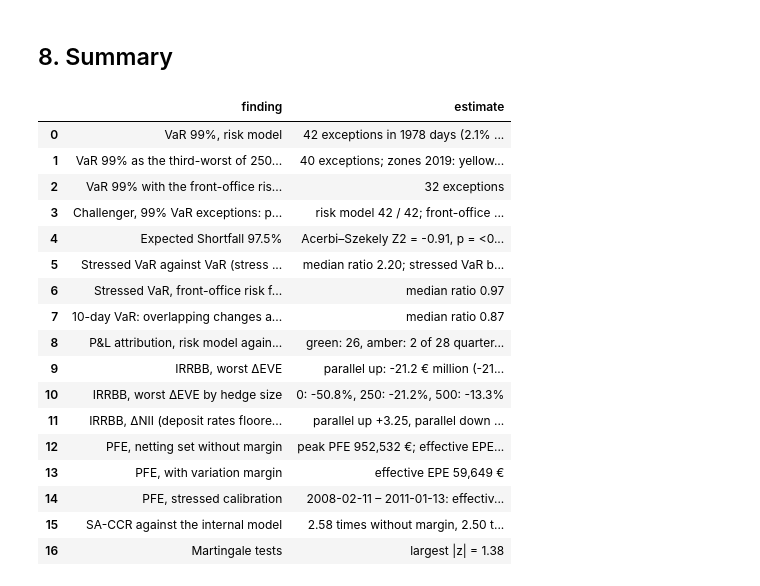
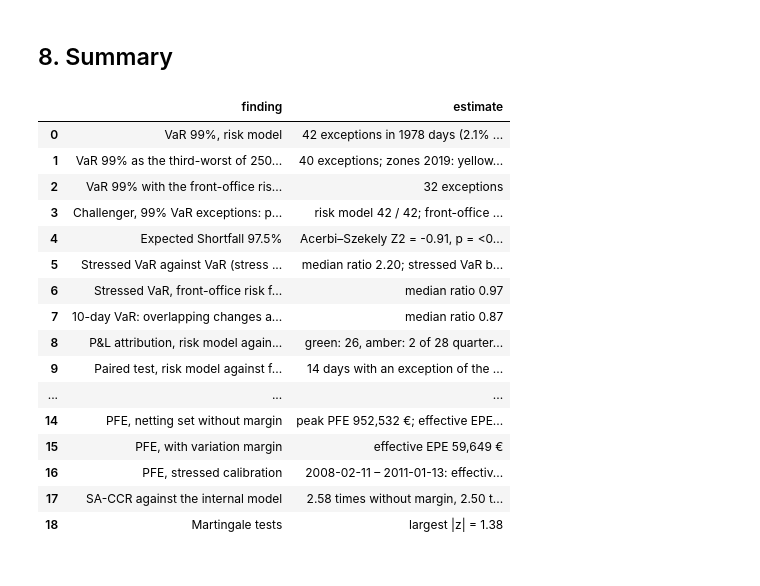
Before and after one commit to MangirdasMikalkenas/Weather_as_a_price_driver_-_Lithuanian_day-ahead_power_prices-_2023-2026, a Jupyter notebook: notebooks/05_bank_portfolio.ipynb, the cells around one changed output. Cells and saved outputs as stored; diff of their text form; code cells hidden in the pictures.

```diff
--- a/notebooks/05_bank_portfolio.ipynb
+++ b/notebooks/05_bank_portfolio.ipynb
@@ -24,7 +24,7 @@ plt.rcParams.update({"figure.figsize": (9, 4.5), "axes.spines.top": False, "axes
 sys.path.insert(0, str(ROOT / "src"))   # pricing, risk engines, statistical tests and helpers, checked in tests/
 import backtests  # noqa: E402
 import risk_engines  # noqa: E402
-from backtests import PLA_GREEN, PLA_RED, ewma_volatility, pla_zone, traffic_light  # noqa: E402
+from backtests import PLA_GREEN, PLA_RED, ewma_volatility, paired_exceptions, pla_zone, traffic_light  # noqa: E402
 from bank_products import (EUR_SHOCK_SIZES_BP, bond_value, economic_value, fx_forward_strike,  # noqa: E402
                            fx_forward_value, interpolation_matrix, nii_change, par_rate, payer_swap_value,
                            shocked_curve, supervisory_shocks)
@@ -32,14 +32,16 @@ from exposure import (HullWhite, calibrate_rate_and_fx, collateralised_values, d
                       effective_epe, expected_positive_exposure, exposure_profile, fx_forward_paths,
                       payer_swap_paths, sa_ccr_ead, simulate_fx)
 from notebook_tools import p_text, save_figure  # noqa: E402
-from risk_engines import daily_changes, history_window, most_stressful_window  # noqa: E402
+from risk_engines import (block_bootstrap_rows, daily_changes, history_window, levels_from_changes,  # noqa: E402
+                          most_stressful_window, rolling_scenario_pnl)
 
 save = partial(save_figure, folder=FIG)
 
 # Settings fixed before any result was computed, except three changed in a revision after the first run: the stress
 # period of the stressed VaR (a fixed 2022 window chosen with hindsight -> the worst window known at each year-end),
 # a floor on the rates paid on non-maturity deposits, and the PFE calibration (two years -> the three years of
-# CRR Art. 292(2), with a stressed calibration as well). The revision also added a volatility-scaled challenger VaR.
+# CRR Art. 292(2), with a stressed calibration as well). The revision also added a volatility-scaled challenger VaR,
+# and a later review the detection rates in simulated histories of section 5.1.
 DATA = ROOT / "data" / "raw" / "ecb"
 TENORS = np.array([0.25, 0.5, 1, 2, 3, 5, 7, 10, 15, 20, 30])   # front-office curves: all 11 tenors
 RISK_NODES = np.array([1, 2, 5, 10, 30])                         # the risk model: five nodes of the AAA curve
@@ -54,6 +56,8 @@ BACKTEST = ("2019-01-01", "2026-09-30")
 STRESS_STEP = 20             # stressed VaR: candidate 250-day windows start every 20 days, searched at each year-end
 HORIZON = 10                                           # days, for the 10-day VaR
 FHS_LAMBDA = 0.94            # EWMA decay of the volatility-scaled challenger VaR, as in notebook 04
+BLOCK_DAYS = 60              # detection rates: synthetic histories made of blocks of 60 consecutive daily changes
+N_HISTORIES = 200            # synthetic histories for each pool of observed changes
 SEED = 42
 
 # IRRBB: a stylised banking book in million euros; its behavioural assumptions are part of the model
@@ -705,44 +791,51 @@ rows = [["VaR 99%, risk model", f"{row['hits']} exceptions in {row['days']} days
         ["P&L attribution, risk model against front office",
          ", ".join(f"{k}: {n}" for k, n in windows["zone"].value_counts().items()) + f" of {len(windows)} quarters; "
          f"R² of the unexplained P&L on the spread change {gap_fit.rvalue ** 2:.2f}"],
+        ["Paired test, risk model against front-office risk factors",
+         f"{only_proxy} days with an exception of the risk model only, {only_right} of the front-office risk factors "
+         f"only; McNemar p = {p_text(p_paired)}"],
+        [f"Detection rates in {N_HISTORIES} synthetic histories: backtest years / all years since 2004",
+         "; ".join(f"{label} {detection.loc[DETECTED[key], 'backtest years']} / "
+                   f"{detection.loc[DETECTED[key], 'all years since 2004']}"
+                   for key, label in [("backtest", "backtest fails"), ("paired", "paired test finds the proxy"),
+                                      ("attribution", "attribution test flags a window")])],
         ["IRRBB, worst ΔEVE", f"{worst}: {irrbb.loc[worst, 'ΔEVE, € million']:.1f} € million "
          f"({irrbb.loc[worst, 'ΔEVE, % of Tier 1']:.1f}% of Tier 1)"],
         ["IRRBB, worst ΔEVE by hedge size", ", ".join(f"{n:.0f}: {x:.1f}%" for n, x in hedge_sensitivity.items())],
         ["IRRBB, ΔNII (deposit rates floored at 0%)",
          f"parallel up {nii.loc['parallel up', 'ΔNII, € million']:+.2f}, parallel down "
          f"{nii.loc['parallel down', 'ΔNII, € million']:+.2f} € million (a decline of {-nii.loc[nii_worst, 'ΔNII, % of Tier 1']:.1f}% "
          f"of Tier 1 against the {100 * NII_OUTLIER:.0f}% outlier threshold); without the floor, parallel down "
          f"{nii.loc['parallel down', 'ΔNII without the floor, € million']:+.2f}"],
         ["PFE, netting set without margin", f"peak PFE {exposure_table.loc['netting set', 'peak PFE 97.5%, €']:,.0f} €; "
          f"effective EPE {exposure_table.loc['netting set', 'effective EPE, €']:,.0f} €; netting benefit {100 * netting_benefit:.0f}%"],
         ["PFE, with variation margin", f"effective EPE {exposure_table.loc['netting set with variation margin', 'effective EPE, €']:,.0f} €"],
         ["PFE, stressed calibration", f"{stress_calibration_period}: effective EPE "
          f"{exposure_table.loc['netting set, stressed calibration', 'effective EPE, €']:,.0f} € without margin, "
          f"{exposure_table.loc['netting set with variation margin, stressed calibration', 'effective EPE, €']:,.0f} € with margin; "
          f"EAD {benchmark.loc['without margin', EAD_COLUMN]:,.0f} € and {benchmark.loc['with variation margin', EAD_COLUMN]:,.0f} €"],
         ["SA-CCR against the internal model", f"{benchmark.loc['without margin', 'SA-CCR / internal model']:.2f} times without margin, "
          f"{benchmark.loc['with variation margin', 'SA-CCR / internal model']:.2f} times with margin"],
         ["Martingale tests", f"largest |z| = {pd.DataFrame(checks)['z'].abs().max():.2f}"]]
 summary = pd.DataFrame(rows, columns=["finding", "estimate"])
 summary.to_csv(FIG / "q5_summary.csv", index=False)
 pd.set_option("display.max_colwidth", 200)
 summary
 # %% [output]
 |  | finding | estimate |
 | 0 | VaR 99%, risk model | 42 exceptions in 1978 days (2.1% ... |
 | 1 | VaR 99% as the third-worst of 250... | 40 exceptions; zones 2019: yellow... |
 | 2 | VaR 99% with the front-office ris... | 32 exceptions |
 | 3 | Challenger, 99% VaR exceptions: p... | risk model 42 / 42; front-office ... |
 | 4 | Expected Shortfall 97.5% | Acerbi–Szekely Z2 = -0.91, p = <0... |
 | 5 | Stressed VaR against VaR (stress ... | median ratio 2.20; stressed VaR b... |
 | 6 | Stressed VaR, front-office risk f... | median ratio 0.97 |
 | 7 | 10-day VaR: overlapping changes a... | median ratio 0.87 |
 | 8 | P&L attribution, risk model again... | green: 26, amber: 2 of 28 quarter... |
-| 9 | IRRBB, worst ΔEVE | parallel up: -21.2 € million (-21... |
-| 10 | IRRBB, worst ΔEVE by hedge size | 0: -50.8%, 250: -21.2%, 500: -13.3% |
-| 11 | IRRBB, ΔNII (deposit rates floore... | parallel up +3.25, parallel down ... |
-| 12 | PFE, netting set without margin | peak PFE 952,532 €; effective EPE... |
-| 13 | PFE, with variation margin | effective EPE 59,649 € |
-| 14 | PFE, stressed calibration | 2008-02-11 – 2011-01-13: effectiv... |
-| 15 | SA-CCR against the internal model | 2.58 times without margin, 2.50 t... |
-| 16 | Martingale tests | largest |z| = 1.38 |
+| 9 | Paired test, risk model against f... | 14 days with an exception of the ... |
+| ... | ... | ... |
+| 14 | PFE, netting set without margin | peak PFE 952,532 €; effective EPE... |
+| 15 | PFE, with variation margin | effective EPE 59,649 € |
+| 16 | PFE, stressed calibration | 2008-02-11 – 2011-01-13: effectiv... |
+| 17 | SA-CCR against the internal model | 2.58 times without margin, 2.50 t... |
+| 18 | Martingale tests | largest |z| = 1.38 |
```
Also changed, not shown: parts of 2 cells of this notebook, 9 other files.
